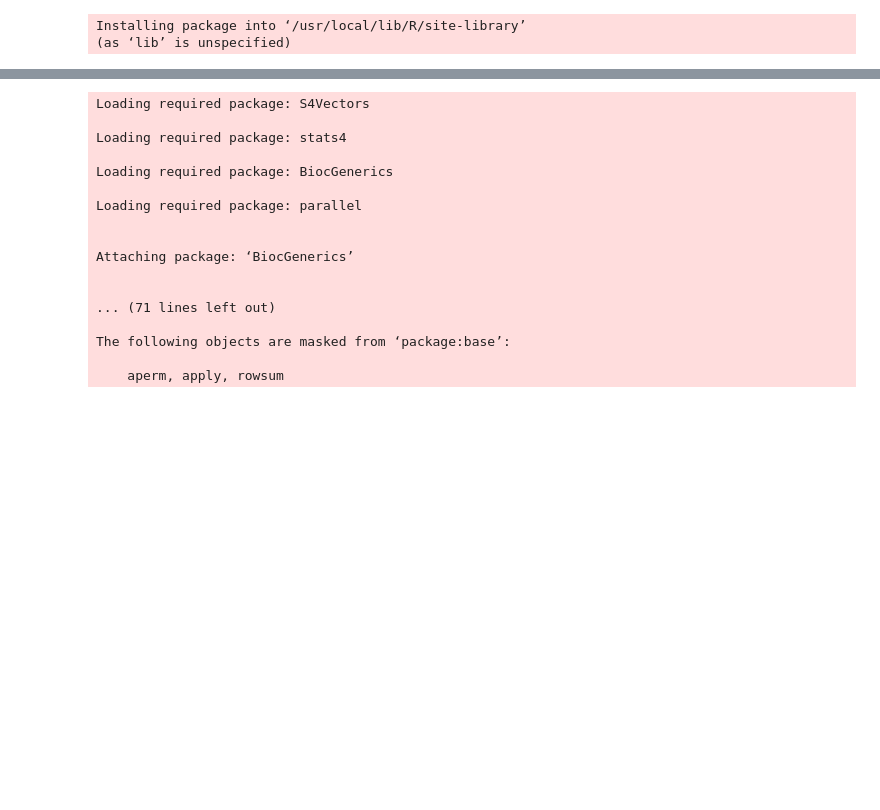
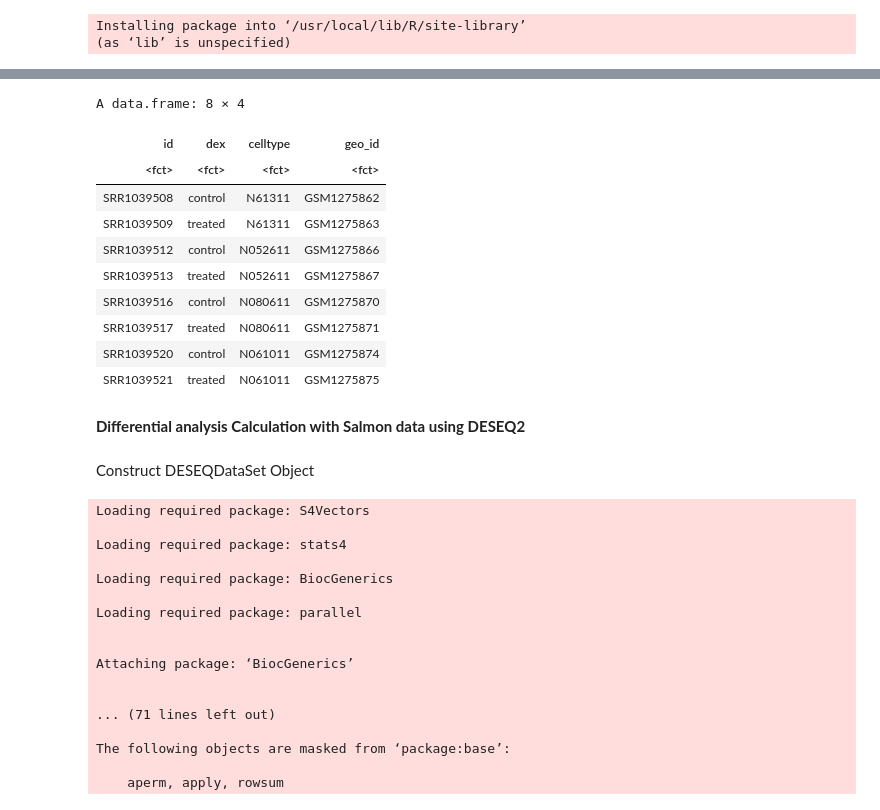
Before and after one commit to Mangul-Lab-USC/RNA-SEQ-Tutorial-PART1, a Jupyter notebook: Deseq2_R.ipynb, the cells around one changed output, grey strips where cells are left out. Drawn from its saved outputs; the diff is of its cells as text; code cells hidden in the pictures; blank space fills up the shorter version.

```diff
--- a/Deseq2_R.ipynb
+++ b/Deseq2_R.ipynb
@@ -88,3 +106,32 @@ Old packages: 'curl', 'dplyr', 'farver', 'ggplot2', 'haven', 'processx', 'rex',
+# %%
+metaDataName <- "https://bioconnector.github.io/workshops/data/airway_metadata.csv"
+download.file(metaDataName, destfile = "airway_metadata.csv", method = "auto")
+metaData <- read.csv('airway_metadata.csv', header = TRUE, sep = ",")
+metaData
+
+
+# metadata matrix: an matrix in the form of pandas dataframe,
+# see DESeq2 manual, samplenames as rownames following treatment type (A,B)
+#     sampleA1        A
+#     sampleA2        A
+#     sampleB1        B
+#     sampleB2        B
+# %% [output]
+A data.frame: 8 × 4
+| id | dex | celltype | geo_id |
+| <fct> | <fct> | <fct> | <fct> |
+| SRR1039508 | control | N61311 | GSM1275862 |
+| SRR1039509 | treated | N61311 | GSM1275863 |
+| SRR1039512 | control | N052611 | GSM1275866 |
+| SRR1039513 | treated | N052611 | GSM1275867 |
+| SRR1039516 | control | N080611 | GSM1275870 |
+| SRR1039517 | treated | N080611 | GSM1275871 |
+| SRR1039520 | control | N061011 | GSM1275874 |
+| SRR1039521 | treated | N061011 | GSM1275875 |
+# %% [markdown]
+**Differential analysis Calculation with Salmon data using DESEQ2**
+# %% [markdown]
+Construct DESEQDataSet Object
 # %%
 library(ggplot2)
 library( "DESeq2" )
```
Also changed, not shown: parts of 45 cells of this notebook, 8 other files.
